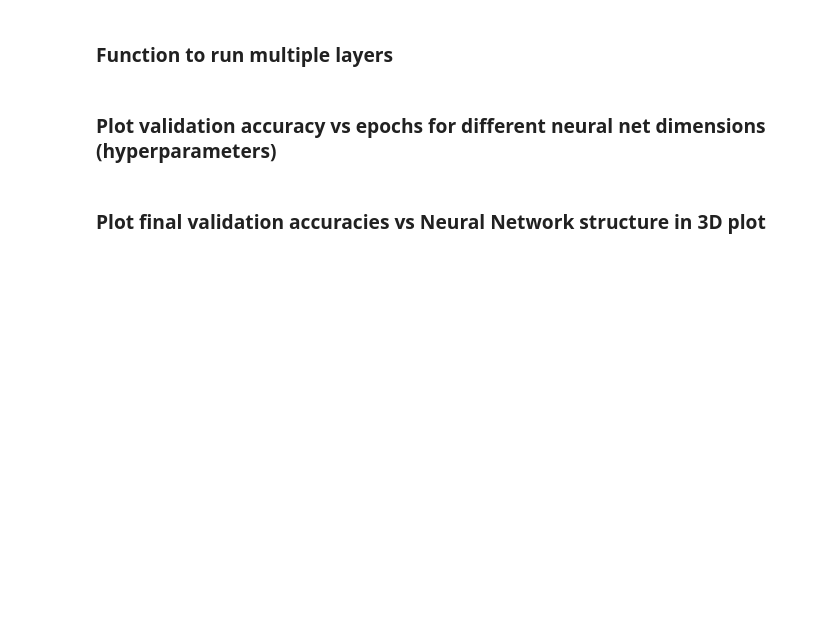
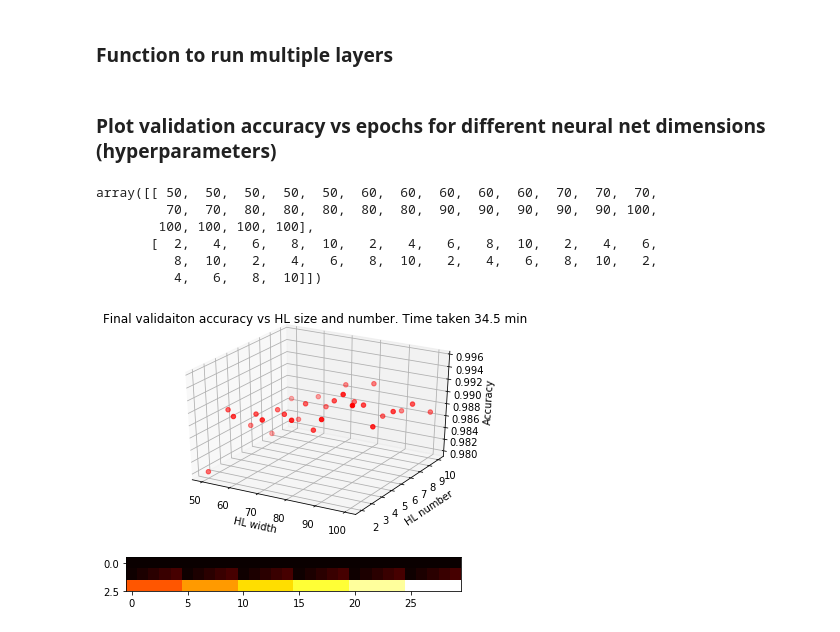
Before and after one commit to antgobar/mnist_simple_nn_tuning, a Jupyter notebook: TensorFlow_MNIST_NN_hyperparameters.ipynb, the cells around one changed output. Saved outputs shown, nothing was run; the diff lists cells and outputs as text; code cells hidden in the pictures; blank space fills up the shorter version.

Commit message:
Updated plotting code
Current plot not very helpful...

```diff
--- a/TensorFlow_MNIST_NN_hyperparameters.ipynb
+++ b/TensorFlow_MNIST_NN_hyperparameters.ipynb
@@ -87,33 +91,72 @@ def train_many_NNs(HL_size_min,
                    num_epochs):
 
     accuracies = []
-    HL_sizes = list(range(HL_size_min, HL_size_max + size_step, size_step))
-    HL_numbers = list(range(HL_no_min, HL_no_max + no_step, no_step))
+    #HL_sizes = [list(range(HL_size_min, HL_size_max + size_step, size_step))]
+    #HL_numbers = list(range(HL_no_min, HL_no_max + no_step, no_step))
+
+    HL_sizes = []
+    HL_numbers = []
 
     HL_size = HL_size_min
     for i in range(HL_size_min, HL_size_max + size_step, size_step):
-        accuracies_sub = []
+        #accuracies_sub = []
         HL_number = HL_no_min
-        for i in range(HL_no_min, HL_no_max + no_step, no_step,):
+        for i in range(HL_no_min, HL_no_max + no_step, no_step):
 
             accuracy = make_and_train_NN(HL_size, HL_number, HL_act_function, num_epochs)
-            accuracies_sub.append(accuracy)
+            #accuracies_sub.append(accuracy)
+
+            accuracies.append(accuracy)
+            HL_sizes.append(HL_size)
+            HL_numbers.append(HL_number)
 
             HL_number += no_step
 
         HL_size += size_step
 
-        accuracies.append(accuracies_sub)
+        #accuracies.append(accuracies_sub)
 
-    return accuracies, HL_sizes, HL_numbers
+    return np.array(accuracies), np.array(HL_sizes), np.array(HL_numbers)
 # %%
 start = t.time()
-accuracies, HL_sizes, HL_numbers = train_many_NNs(10, 20, 5, 2, 4, 2, 'relu', 5)
+accuracies, HL_sizes, HL_numbers = train_many_NNs(50, 100, 10, 2, 10, 2, 'relu', 15)
 total_time = round((t.time() - start)/60,1)
 # %%
 # This is used to check the model accuracy with respect to the test data
 # test_loss, test_accuracy = model.evaluate(test_data)
 # %% [markdown]
 ### Plot validation accuracy vs epochs for different neural net dimensions (hyperparameters)
-# %% [markdown]
-### Plot final validation accuracies vs Neural Network structure in 3D plot
+# %%
+z = np.array(accuracies)[:,-1]
+x = np.array(HL_sizes)
+y = np.array(HL_numbers)
+# %%
+np.stack((x,y))
+# %% [output]
+array([[ 50,  50,  50,  50,  50,  60,  60,  60,  60,  60,  70,  70,  70,
+         70,  70,  80,  80,  80,  80,  80,  90,  90,  90,  90,  90, 100,
+        100, 100, 100, 100],
+       [  2,   4,   6,   8,  10,   2,   4,   6,   8,  10,   2,   4,   6,
+          8,  10,   2,   4,   6,   8,  10,   2,   4,   6,   8,  10,   2,
+          4,   6,   8,  10]])
+# %%
+fig = plt.figure()
+ax = fig.add_subplot(111, projection='3d')
+
+ax.scatter(x, y, z, c='r', marker='o')
+
+ax.set_xlabel('HL width')
+ax.set_ylabel('HL number')
+ax.set_zlabel('Accuracy')
+plt.title(f"Final validaiton accuracy vs HL size and number. Time taken {total_time} min")
+plt.savefig("hyperparameter_testing.png")
+plt.show()
+# %% [output]
+[figure, added]
+# %%
+a_list = [list(z), list(y), list(x)]
+
+plt.imshow(a_list, cmap="hot", interpolation="nearest")
+plt.show()
+# %% [output]
+[figure, added]
```
Also changed, not shown: parts of 2 cells of this notebook.
